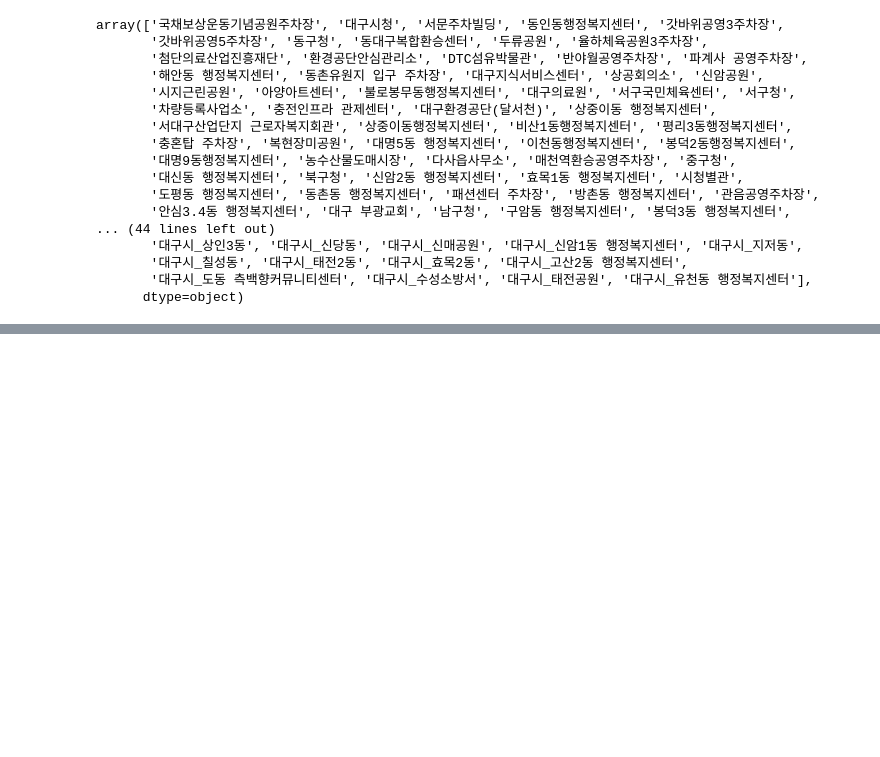
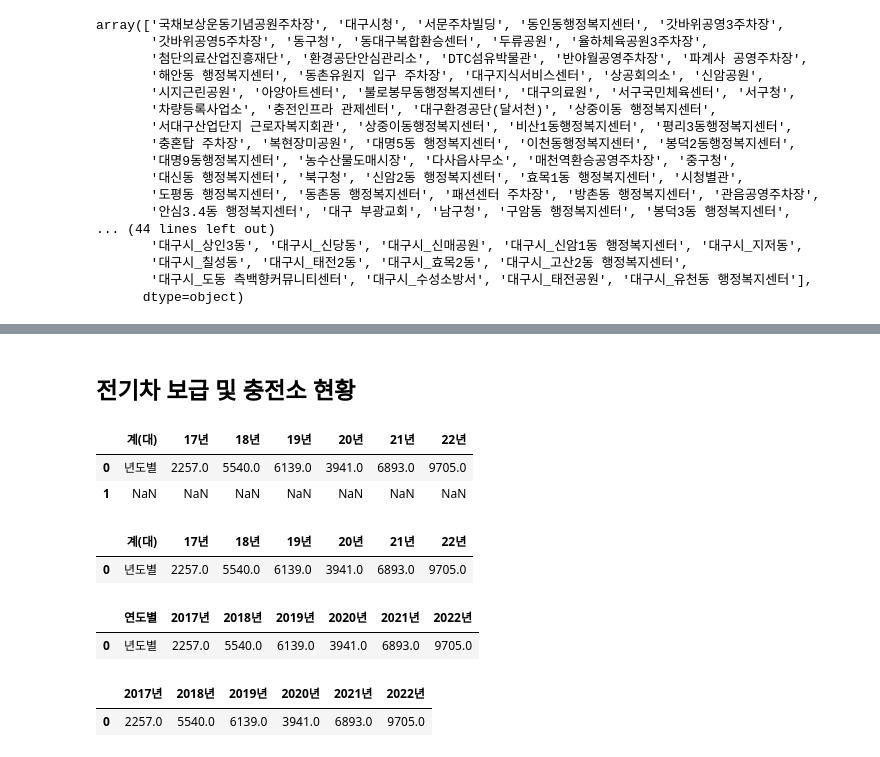
Before and after one commit to HoJin1014/KNU-BIGDATA-study, a Jupyter notebook: 2022.10.19/ex_car.ipynb, the cells around one changed output, grey strips where cells are left out. Drawn from its saved outputs; the diff is of its cells as text; code cells hidden in the pictures; blank space fills up the shorter version.

```diff
--- a/2022.10.19/ex_car.ipynb
+++ b/2022.10.19/ex_car.ipynb
@@ -7,6 +7,8 @@ warnings.filterwarnings('ignore')
 DIR='./대구광역시 일별 충전기별 사용현황_20220531.csv'
 DIR1='./대구광역시_전기차충전소_20190627.csv'
 DIR2='./한국전력공사_충전소의 위치 및 현황 정보_20201008.xlsx'
+DIR3='./대구시 전기차 보급현황.csv'
+DIR4='./대구시 충전소 현황.csv'
 # %%
 df=pd.read_csv(DIR, encoding='cp949')
 df1=pd.read_csv(DIR1, encoding='cp949')
@@ -397,0 +400,11 @@ plt.imshow(gen)
+# %% [markdown]
+## 전기차 보급 및 충전소 현황
+# %%
+elecar=pd.read_csv(DIR3, encoding='utf-8')
+eleeee=pd.read_csv(DIR4, encoding='utf-8')
+# %%
+elecar
+# %% [output]
+|  | 계(대) | 17년 | 18년 | 19년 | 20년 | 21년 | 22년 |
+| 0 | 년도별 | 2257.0 | 5540.0 | 6139.0 | 3941.0 | 6893.0 | 9705.0 |
+| 1 | NaN | NaN | NaN | NaN | NaN | NaN | NaN |
@@ -397,0 +414,17 @@ plt.imshow(gen)
+# %%
+elecar
+# %% [output]
+|  | 계(대) | 17년 | 18년 | 19년 | 20년 | 21년 | 22년 |
+| 0 | 년도별 | 2257.0 | 5540.0 | 6139.0 | 3941.0 | 6893.0 | 9705.0 |
+# %%
+elecar.columns=['연도별','2017년','2018년','2019년','2020년','2021년','2022년']
+elecar
+# %% [output]
+|  | 연도별 | 2017년 | 2018년 | 2019년 | 2020년 | 2021년 | 2022년 |
+| 0 | 년도별 | 2257.0 | 5540.0 | 6139.0 | 3941.0 | 6893.0 | 9705.0 |
+# %%
+elecar1=elecar.iloc[:,1:]
+elecar1
+# %% [output]
+|  | 2017년 | 2018년 | 2019년 | 2020년 | 2021년 | 2022년 |
+| 0 | 2257.0 | 5540.0 | 6139.0 | 3941.0 | 6893.0 | 9705.0 |
```
Also changed, not shown: parts of 27 cells of this notebook.
